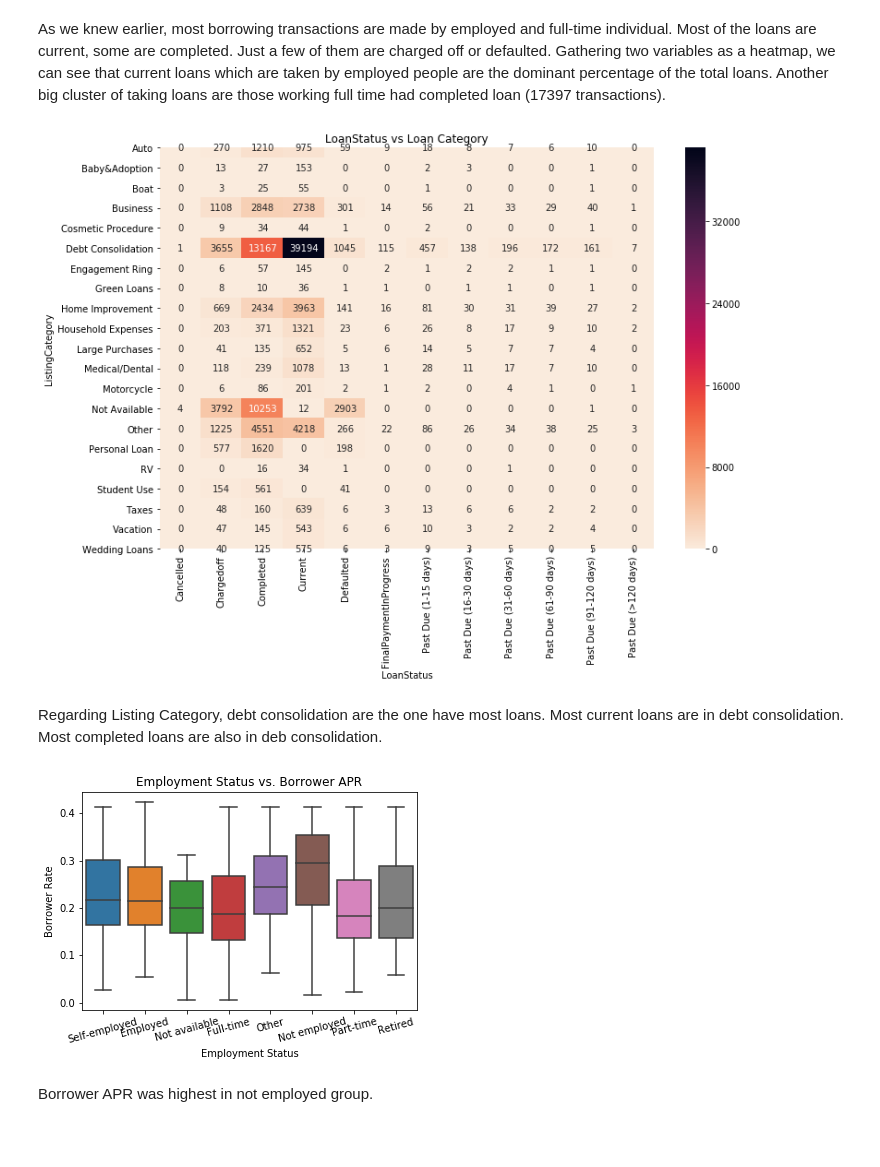
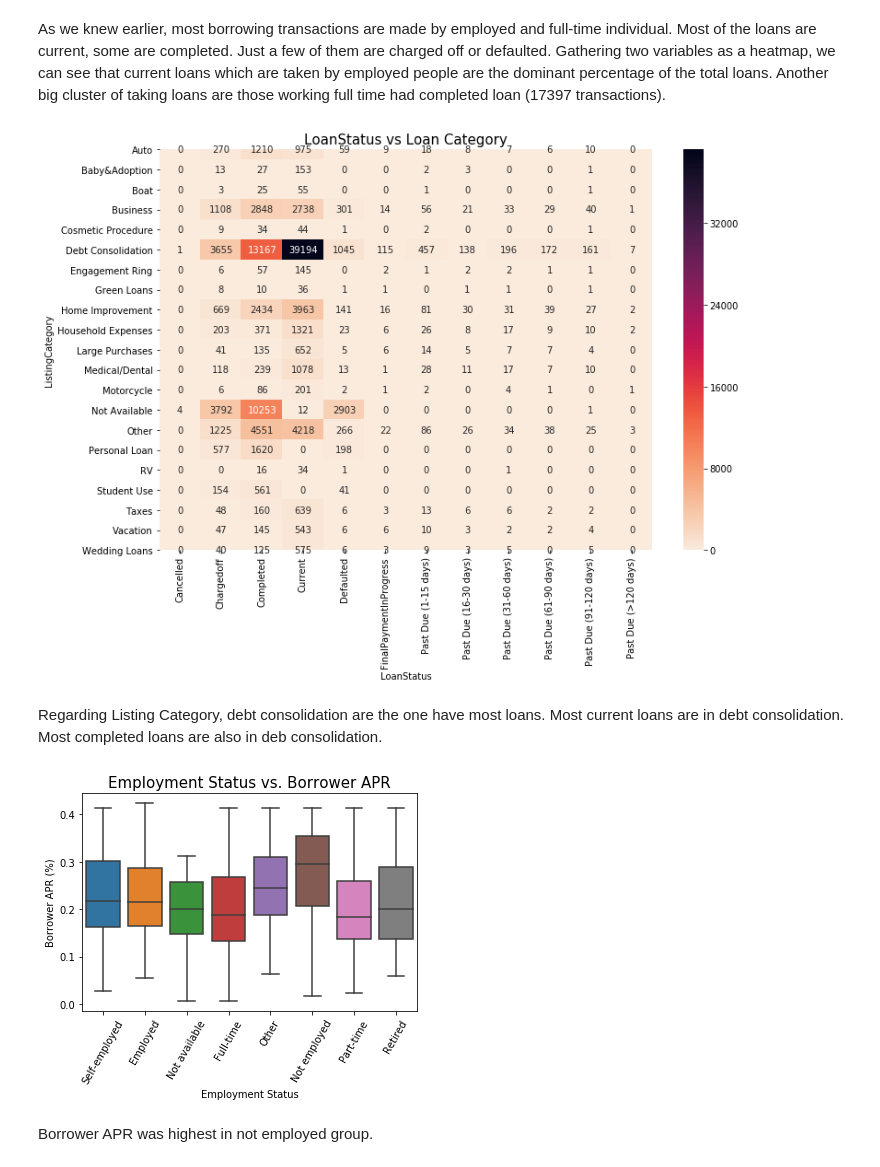
Before and after one commit to Annie189/Prosper-Loan, a Jupyter notebook: PROSPER LOAN _ PART 1.ipynb, the cells around one changed output. Cells and saved outputs as stored; diff of their text form; code cells hidden in the pictures; blank space fills up the shorter version.

```diff
--- a/PROSPER LOAN _ PART 1.ipynb
+++ b/PROSPER LOAN _ PART 1.ipynb
@@ -420,21 +422,21 @@ cat_counts.fillna(0, inplace=True)
 
 plt.figure(figsize = [12, 8])
 sns.heatmap(cat_counts, cmap = 'rocket_r', annot = True, fmt = ".0f")
-plt.title('LoanStatus vs Loan Category');
+plt.title('LoanStatus vs Loan Category', size = 15);
 # %% [output]
-[figure, old version]
+[figure, new version]
 # %% [markdown]
 Regarding Listing Category, debt consolidation are the one have most loans. Most current loans are in debt consolidation. Most completed loans are also in deb consolidation.
 # %%
 sns.boxplot(data = Loan_data, y = 'BorrowerAPR',
             x = 'EmploymentStatus');
 
 plt.xlabel('Employment Status')
-plt.ylabel('Borrower Rate')
-plt.title('Employment Status vs. Borrower APR');
-plt.xticks(rotation = 15);
+plt.ylabel('Borrower APR (%)')
+plt.title('Employment Status vs. Borrower APR', size = 15);
+plt.xticks(rotation = 60);
 # %% [output]
-[figure, old version]
+[figure, new version]
 # %% [markdown]
 Borrower APR was highest in not employed group.
 # %%
```
Also changed, not shown: parts of 21 cells of this notebook, 1 other file.
